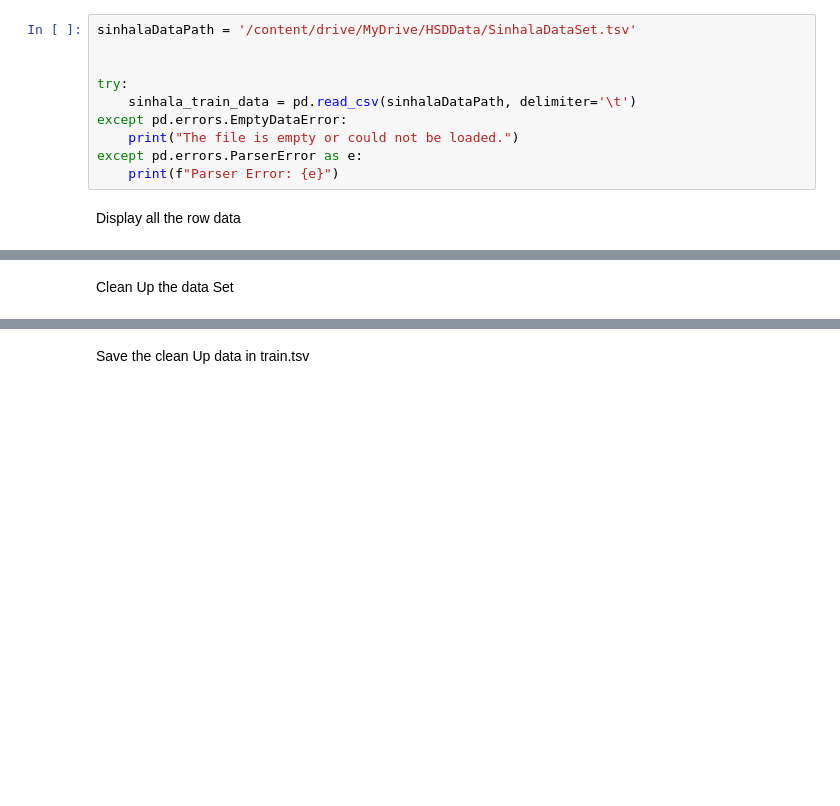
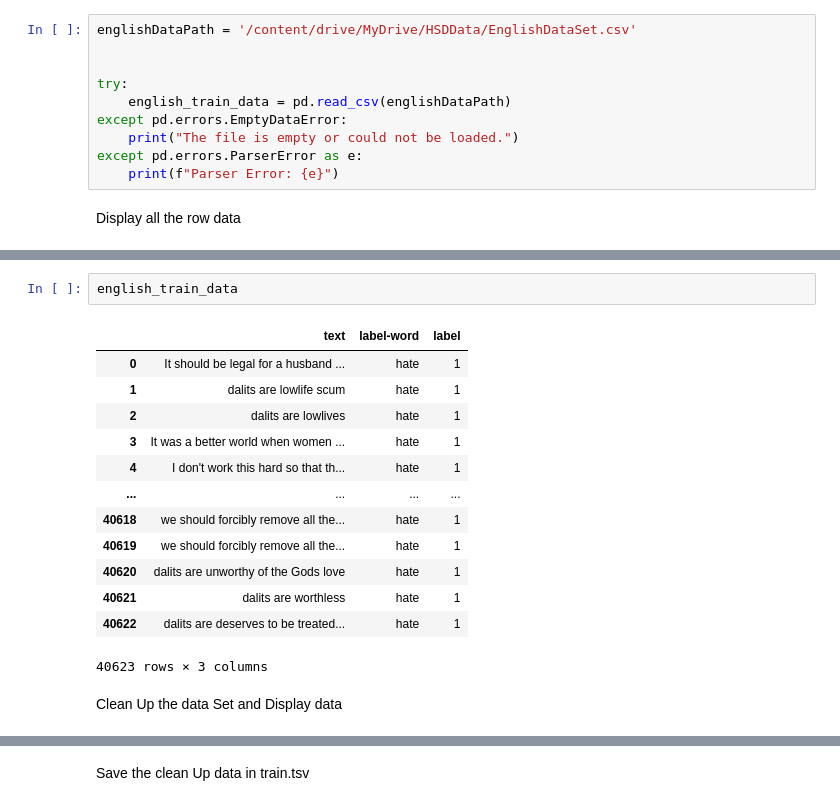
Before and after one commit to DilkiIshara/Hate-Speech-Detection-System, a Jupyter notebook: Hate_Speech_Detection_CLL.ipynb, the cells around one changed output, grey strips where cells are left out. Saved outputs shown, nothing was run; the diff lists cells and outputs as text; blank space fills up the shorter version.

```diff
--- a/Hate_Speech_Detection_CLL.ipynb
+++ b/Hate_Speech_Detection_CLL.ipynb
@@ -85,11 +87,11 @@ from tensorflow.keras.layers import Embedding, LSTM, Dense
 # %% [markdown]
 Load The Data set
 # %%
-sinhalaDataPath = '/content/drive/MyDrive/HSDData/SinhalaDataSet.tsv'
+englishDataPath = '/content/drive/MyDrive/HSDData/EnglishDataSet.csv'
 
 
 try:
-    sinhala_train_data = pd.read_csv(sinhalaDataPath, delimiter='\t')
+    english_train_data = pd.read_csv(englishDataPath)
 except pd.errors.EmptyDataError:
     print("The file is empty or could not be loaded.")
 except pd.errors.ParserError as e:
@@ -115,4 +101,20 @@ sinhala_train_data
+# %%
+english_train_data
+# %% [output]
+|  | text | label-word | label |
+| 0 | It should be legal for a husband ... | hate | 1 |
+| 1 | dalits are lowlife scum | hate | 1 |
+| 2 | dalits are lowlives | hate | 1 |
+| 3 | It was a better world when women ... | hate | 1 |
+| 4 | I don't work this hard so that th... | hate | 1 |
+| ... | ... | ... | ... |
+| 40618 | we should forcibly remove all the... | hate | 1 |
+| 40619 | we should forcibly remove all the... | hate | 1 |
+| 40620 | dalits are unworthy of the Gods love | hate | 1 |
+| 40621 | dalits are worthless | hate | 1 |
+| 40622 | dalits are deserves to be treated... | hate | 1 |
+40623 rows × 3 columns
 # %% [markdown]
-Clean Up the data Set
+Clean Up the data Set and Display data
 # %%
 def cleaning_text(df, text_field):
```
Also changed, not shown: parts of 19 cells of this notebook.
